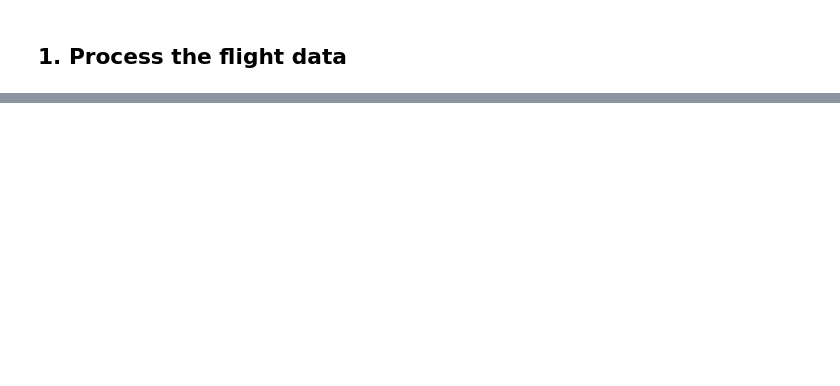
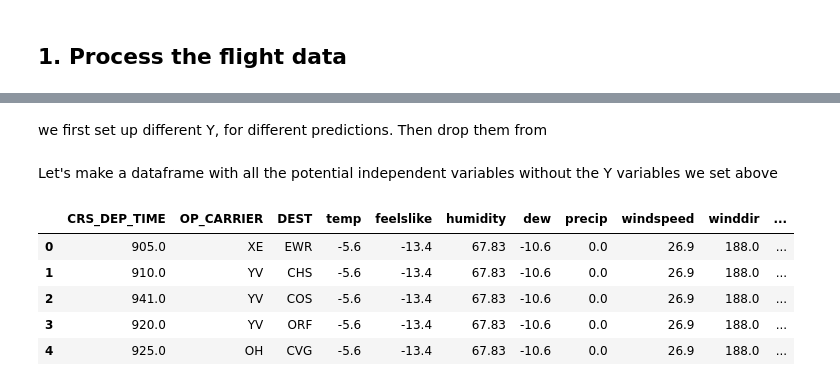
Before and after one commit to sbarrios93/Flight-Predictions-Project, a Jupyter notebook: scratchpad.ipynb, the cells around one changed output, grey strips where cells are left out. Cells and saved outputs as stored; diff of their text form; code cells hidden in the pictures; blank space fills up the shorter version.

```diff
--- a/scratchpad.ipynb
+++ b/scratchpad.ipynb
@@ -90,0 +382,3 @@ df
+# %%
+df_cleaned['DELAYED'] = (df_cleaned['DEP_DELAY'] > 0).astype(int)
+df_cleaned['DELAYED_20'] = (df_cleaned['DEP_DELAY'] >= 20).astype(int)
@@ -90,0 +459,2 @@ df
+# %% [markdown]
+we first set up different Y, for different predictions. Then drop them from
@@ -90,0 +466,14 @@ df
+# %% [markdown]
+Let's make a dataframe with all the potential independent variables without the Y variables we set above
+# %%
+X = df_cleaned.drop(['DELAYED', 'DELAYED_20', 'CANCELLED', 'DEP_DELAY'], axis=1)
+# there are some empty values on windidir, so we will fill them with 0
+X.winddir.fillna(0, inplace=True)
+X.head()
+# %% [output]
+|  | CRS_DEP_TIME | OP_CARRIER | DEST | temp | feelslike | humidity | dew | precip | windspeed | winddir | ... |
+| 0 | 905.0 | XE | EWR | -5.6 | -13.4 | 67.83 | -10.6 | 0.0 | 26.9 | 188.0 | ... |
+| 1 | 910.0 | YV | CHS | -5.6 | -13.4 | 67.83 | -10.6 | 0.0 | 26.9 | 188.0 | ... |
+| 2 | 941.0 | YV | COS | -5.6 | -13.4 | 67.83 | -10.6 | 0.0 | 26.9 | 188.0 | ... |
+| 3 | 920.0 | YV | ORF | -5.6 | -13.4 | 67.83 | -10.6 | 0.0 | 26.9 | 188.0 | ... |
+| 4 | 925.0 | OH | CVG | -5.6 | -13.4 | 67.83 | -10.6 | 0.0 | 26.9 | 188.0 | ... |
```
Also changed, not shown: parts of 52 cells of this notebook, 4 other files.
